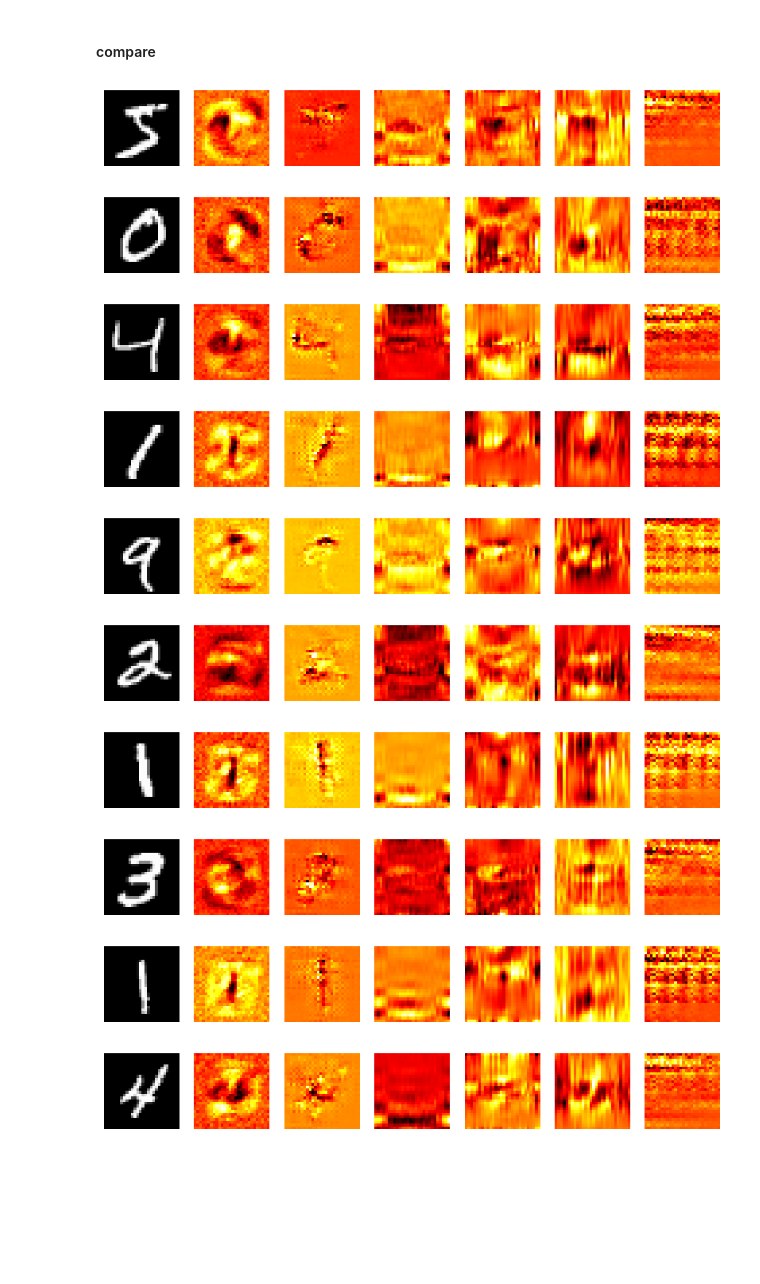
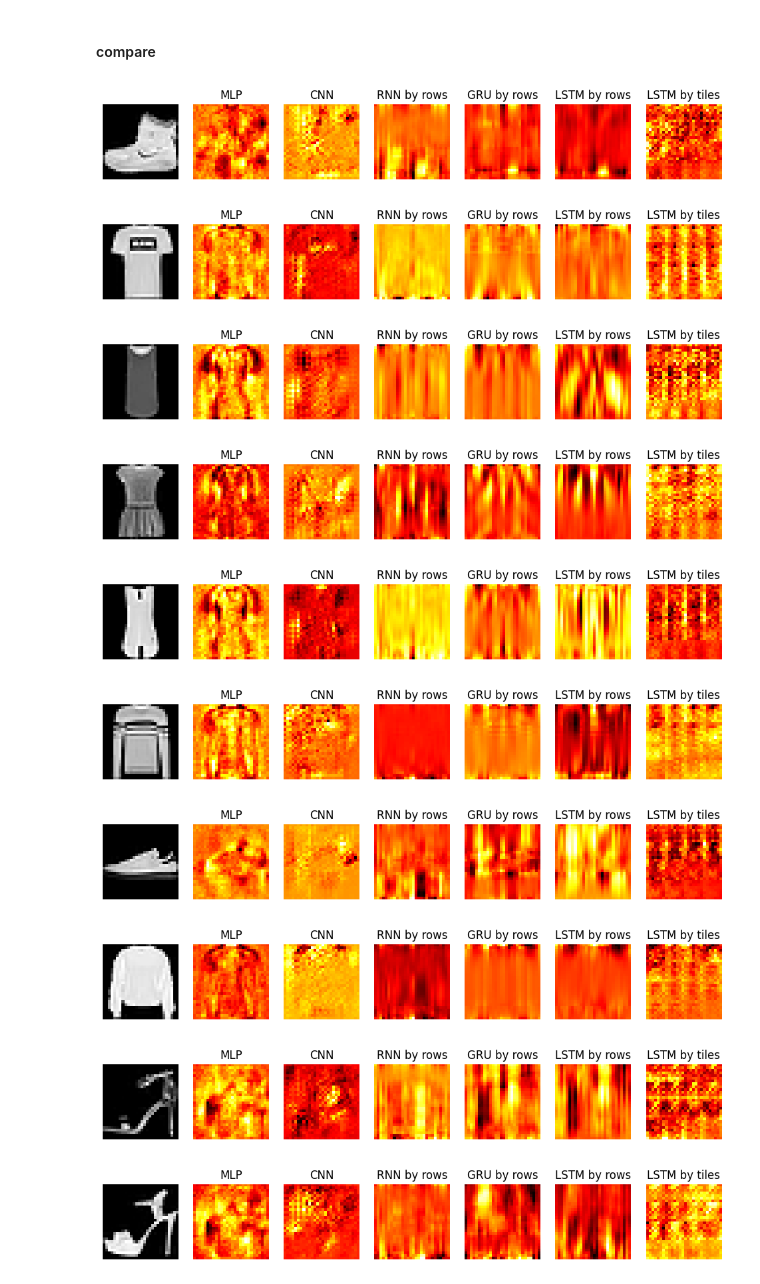
Before and after one commit to peluche/RNN-LSTM-GRU, a Jupyter notebook: rnn-lstm-gru.ipynb, the cells around one changed output. Cells and saved outputs as stored; diff of their text form; code cells hidden in the pictures; blank space fills up the shorter version.

Commit message:
comparison with fashion MNIST

```diff
--- a/rnn-lstm-gru.ipynb
+++ b/rnn-lstm-gru.ipynb
@@ -824,4 +872,4 @@ class RNNrow(nn.Module):
         return self.head(x)
 
 rnn_rows = RNNrow(28, hidden_size, 10).to(device)
-train_mnist(rnn_rows, trainloader, filename='mnist', epochs=20, reshape=reshape_default)
+train_mnist(rnn_rows, trainloader, filename='mnist', epochs=comparison_epochs, reshape=reshape_default)
@@ -841,4 +907,4 @@ class GRUrow(nn.Module):
         return self.head(x)
 
 gru_rows = GRUrow(28, hidden_size, 10).to(device)
-train_mnist(gru_rows, trainloader, filename='mnist', epochs=20, reshape=reshape_default)
+train_mnist(gru_rows, trainloader, filename='mnist', epochs=comparison_epochs, reshape=reshape_default)
@@ -846,4 +930,4 @@ train_mnist(gru_rows, trainloader, filename='mnist', epochs=20, reshape=reshape_
 #### LSTM rows
 # %%
 lstm_rows = MNIST(28, hidden_size, 10).to(device)
-train_mnist(lstm_rows, trainloader, filename='mnist', epochs=20, reshape=reshape_default)
+train_mnist(lstm_rows, trainloader, filename='mnist', epochs=comparison_epochs, reshape=reshape_default)
@@ -851,4 +953,4 @@ train_mnist(lstm_rows, trainloader, filename='mnist', epochs=20, reshape=reshape
 #### LSTM tiles
 # %%
 lstm_tiles = MNIST(7**2, hidden_size, 10).to(device)
-train_mnist(lstm_tiles, trainloader, filename='mnist', epochs=20, reshape=reshape_tile)
+train_mnist(lstm_tiles, trainloader, filename='mnist', epochs=comparison_epochs, reshape=reshape_tile)
@@ -855,30 +986,31 @@ train_mnist(lstm_tiles, trainloader, filename='mnist', epochs=20, reshape=reshap
 # %% [markdown]
 #### compare
 # %%
-models = [(mlp, nn.Flatten()),
-          (cnn, noop),
-          (rnn_rows, reshape_default),
-          (gru_rows, reshape_default),
-          (lstm_rows, reshape_default),
-          (lstm_tiles, reshape_tile),]
+models = [('MLP', mlp, nn.Flatten()),
+          ('CNN', cnn, noop),
+          ('RNN by rows', rnn_rows, reshape_default),
+          ('GRU by rows', gru_rows, reshape_default),
+          ('LSTM by rows', lstm_rows, reshape_default),
+          ('LSTM by tiles', lstm_tiles, reshape_tile),]
 for n in range(10):
     xs, ys = trainset[n][0][None], t.tensor([trainset[n][1]])
-    fig, axs = plt.subplots(1, len(models) + 1, figsize=(10, 4))
+    fig, axs = plt.subplots(1, len(models) + 1, figsize=(12, 4))
     axs[0].imshow(trainset[n][0][0], cmap='gray')
     axs[0].axis('off')
-    for i, (model, reshape) in enumerate(models):
+    for i, (name, model, reshape) in enumerate(models):
         grads = saliency(model, xs, ys, reshape=reshape)
         axs[i + 1].imshow(grads[0, 0].cpu().numpy(), cmap='hot')
+        axs[i + 1].set_title(name)
         axs[i + 1].axis('off')
     plt.show()
 # %% [output]
-[figure, old version]
+[figure, new version]
-[figure, old version]
+[figure, new version]
-[figure, old version]
+[figure, new version]
-[figure, old version]
+[figure, new version]
-[figure, old version]
+[figure, new version]
-[figure, old version]
+[figure, new version]
-[figure, old version]
+[figure, new version]
-[figure, old version]
+[figure, new version]
-[figure, old version]
+[figure, new version]
-[figure, old version]
+[figure, new version]
```
Also changed, not shown: parts of 12 cells of this notebook, 2 other files.
